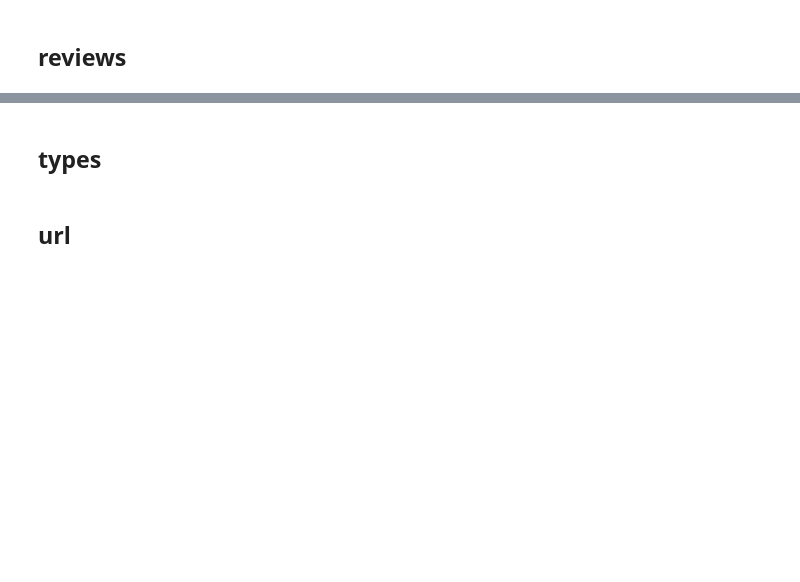
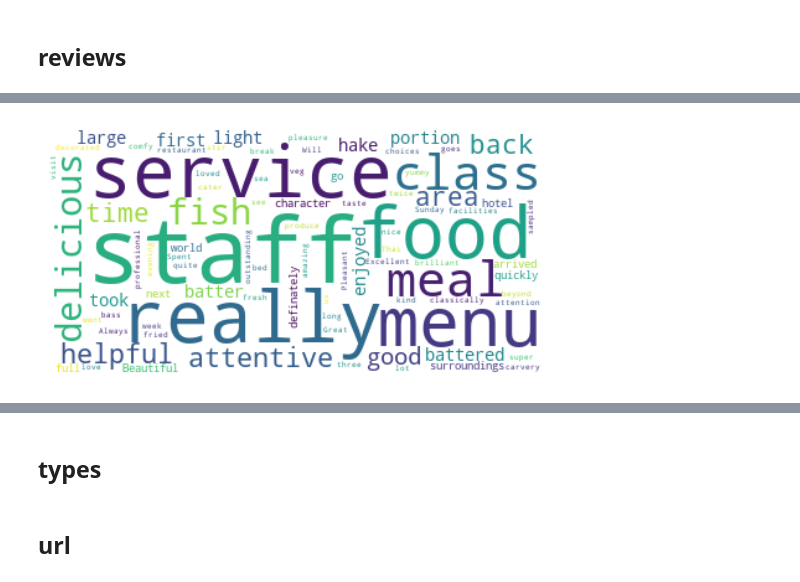
Before and after one commit to fernandobusta/DataProject, a Jupyter notebook: Processing-data/format-place.ipynb, the cells around one changed output, grey strips where cells are left out. Cells and saved outputs as stored; diff of their text form; code cells hidden in the pictures; blank space fills up the shorter version.

```diff
--- a/Processing-data/format-place.ipynb
+++ b/Processing-data/format-place.ipynb
@@ -253,0 +303,15 @@ fig.show()
+# %%
+from wordcloud import WordCloud
+
+# Concatenate all review texts into one string
+text = " ".join(review for review in df1["text"])
+
+# Create and generate a word cloud image
+wordcloud = WordCloud(background_color="white").generate(text)
+
+# Display the generated image
+plt.imshow(wordcloud, interpolation="bilinear")
+plt.axis("off")
+plt.show()
+# %% [output]
+[figure, added]
```
Also changed, not shown: parts of 27 cells of this notebook.
